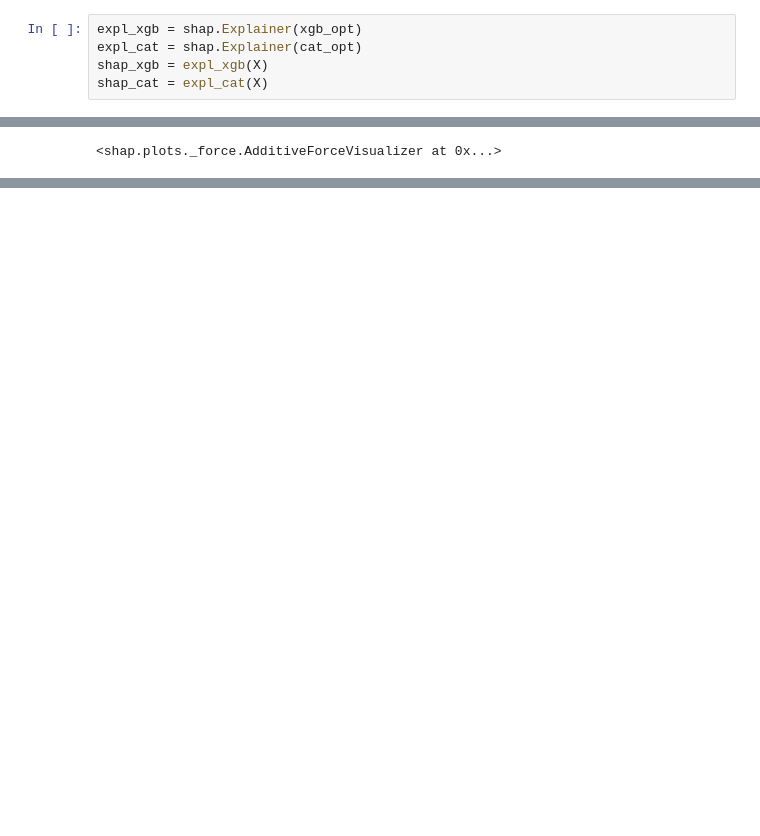
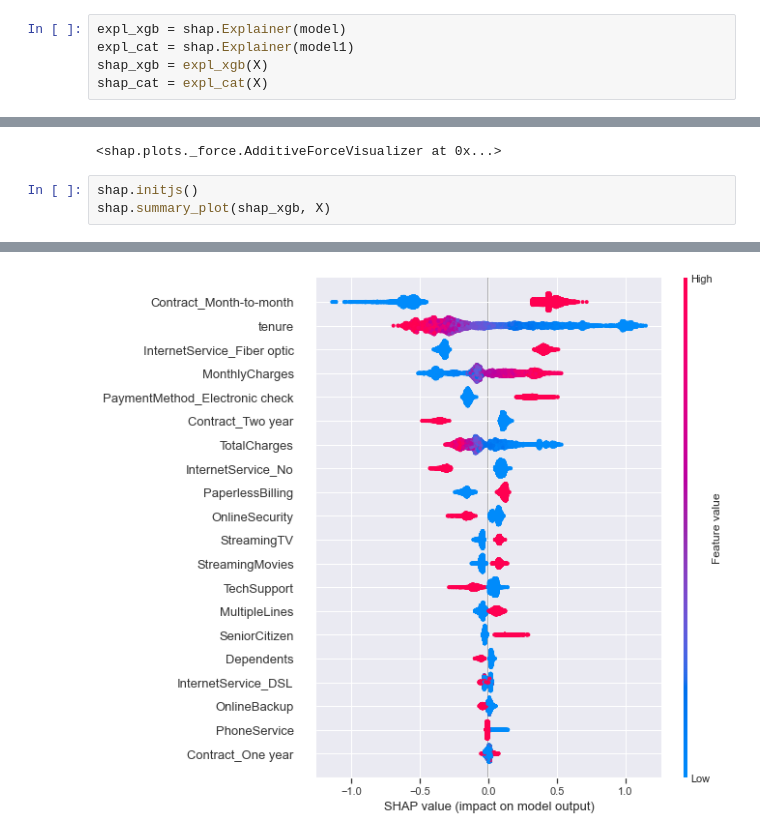
Before and after one commit to thiago-vale/Trabalhos-Awari, a Jupyter notebook: Projeto Churn/Codigo/Project_Awari2.ipynb, the cells around one changed output, grey strips where cells are left out. Saved outputs shown, nothing was run; the diff lists cells and outputs as text; blank space fills up the shorter version.

```diff
--- a/Projeto Churn/Codigo/Project_Awari2.ipynb
+++ b/Projeto Churn/Codigo/Project_Awari2.ipynb
@@ -1022,7 +1083,7 @@ model1 = XGBClassifier()
 model.load_model("model_cat.cbm")
 model1.load_model("model_xgb.cbm")
 # %%
-expl_xgb = shap.Explainer(xgb_opt)
-expl_cat = shap.Explainer(cat_opt)
+expl_xgb = shap.Explainer(model)
+expl_cat = shap.Explainer(model1)
 shap_xgb = expl_xgb(X)
 shap_cat = expl_cat(X)
@@ -1054,3 +1117,7 @@ shap.plots.force(shap_cat[0])
 # %% [output]
 [interactive output not drawn]
 <shap.plots._force.AdditiveForceVisualizer at 0x...>
+# %%
+shap.initjs()
+shap.summary_plot(shap_xgb, X)
+# %% [output]
@@ -1056,0 +1125 @@ shap.plots.force(shap_cat[0])
+[figure, added]
```
Also changed, not shown: parts of 54 cells of this notebook.
